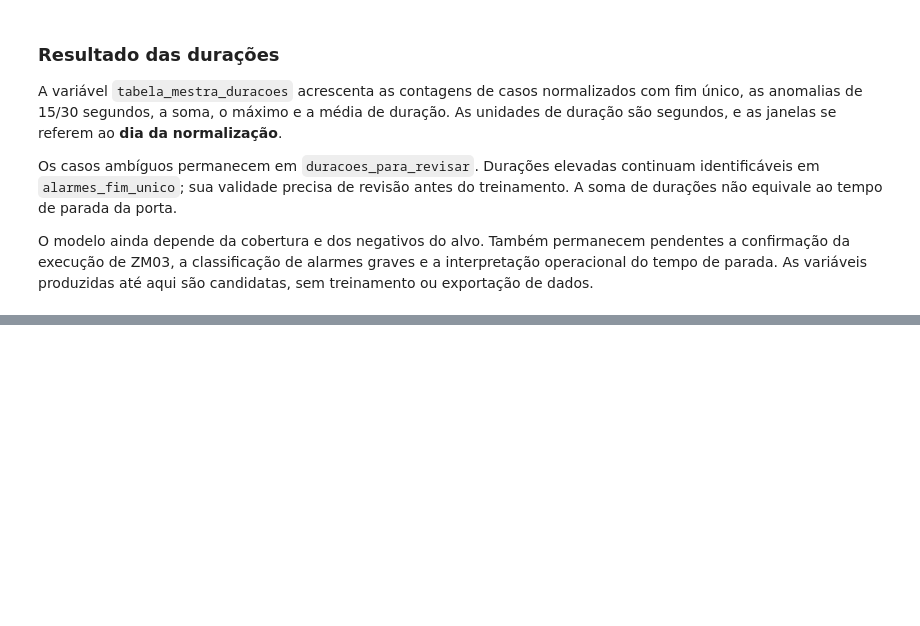
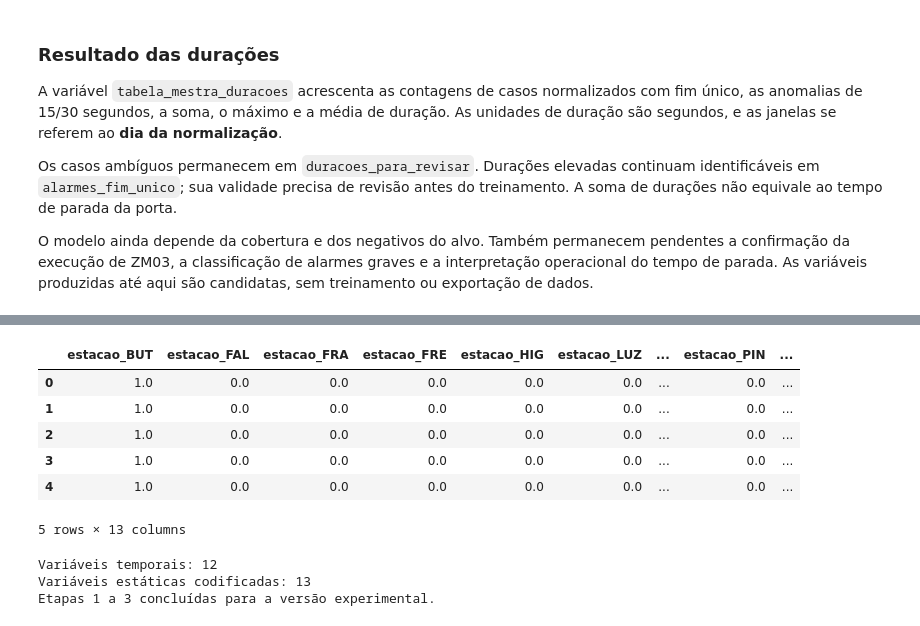
Before and after one commit to joaocardosodias/Lumem, a Jupyter notebook: models/modelo-rnn-1/01-criacao-tabela-mestra.ipynb, the cells around one changed output, grey strips where cells are left out. Saved outputs shown, nothing was run; the diff lists cells and outputs as text; code cells hidden in the pictures; blank space fills up the shorter version.

Commit message:
feat: finaliza a tabela e divide em treino e teste

```diff
--- a/models/modelo-rnn-1/01-criacao-tabela-mestra.ipynb
+++ b/models/modelo-rnn-1/01-criacao-tabela-mestra.ipynb
@@ -2674,0 +2870,17 @@ O modelo ainda depende da cobertura e dos negativos do alvo. Também permanecem
+# %%
+features_numericas = features_alarmes_modelo + [
+    "dias_desde_ultima_zm01", "dias_desde_ultima_zm02",
+]
+features_indicadores = ["sem_historico_zm01", "sem_historico_zm02"]
+features_estaticas = ["estacao", "plataforma"]
+
+decisoes_variaveis = pd.DataFrame([
+    ["Alarmes registrados e FO/LSD", "incluídos", "Contagens por TAG + início; cobertura não confirmada"],
+    ["Históricos ZM01/ZM02", "incluídos", "Dias desde o início da avaria registrada"],
+    ["Durações e anomalias de 15/30 segundos", "excluídas nesta versão", "Associação de normalizações e valores elevados pendentes"],
+    ["Histórico de ZM03 executada", "excluído nesta versão", "Programação não comprova execução"],
+    ["Gravidade dos alarmes", "excluída nesta versão", "Classificação operacional não definida"],
+    ["Tempo de parada", "excluído nesta versão", "Soma de durações de alarmes não equivale a parada"],
+], columns=["grupo", "decisao", "motivo"])
+
+display(decisoes_variaveis)
@@ -2674,0 +3101,49 @@ O modelo ainda depende da cobertura e dos negativos do alvo. Também permanecem
+# %%
+estaticas = base_modelagem[features_estaticas].astype(str)
+codificador_estatico = OneHotEncoder(handle_unknown="ignore", sparse_output=False, dtype="float32")
+codificador_estatico.fit(estaticas.loc[mascara_ajuste_treino])
+
+nomes_estaticas = list(codificador_estatico.get_feature_names_out(features_estaticas))
+dados_estaticos_prontos = pd.DataFrame(
+    codificador_estatico.transform(estaticas),
+    columns=nomes_estaticas,
+    index=base_modelagem.index,
+)
+
+preprocessadores = {
+    "imputador": imputador,
+    "normalizador": normalizador,
+    "codificador_estatico": codificador_estatico,
+}
+
+features_temporais_finais = features_numericas + features_indicadores
+configuracao_modelagem["features_temporais"] = features_temporais_finais
+configuracao_modelagem["features_estaticas_codificadas"] = nomes_estaticas
+
+alvos_por_particao = {}
+for particao, indices in indices_alvo.items():
+    alvos_por_particao[particao] = base_modelagem.loc[indices, "falha_7d"].astype("int8")
+    assert alvos_por_particao[particao].index.equals(indices)
+
+assert dados_temporais_prontos.index.equals(base_modelagem.index)
+assert dados_estaticos_prontos.index.equals(base_modelagem.index)
+assert dados_estaticos_prontos.notna().all().all()
+assert set(indices_alvo["treino"]).isdisjoint(indices_alvo["validacao"])
+assert set(indices_alvo["treino"]).isdisjoint(indices_alvo["teste"])
+assert set(indices_alvo["validacao"]).isdisjoint(indices_alvo["teste"])
+
+display(dados_estaticos_prontos.head())
+print("Variáveis temporais:", len(features_temporais_finais))
+print("Variáveis estáticas codificadas:", len(nomes_estaticas))
+print("Etapas 1 a 3 concluídas para a versão experimental.")
+# %% [output]
+|  | estacao_BUT | estacao_FAL | estacao_FRA | estacao_FRE | estacao_HIG | estacao_LUZ | ... | estacao_PIN | ... |
+| 0 | 1.0 | 0.0 | 0.0 | 0.0 | 0.0 | 0.0 | ... | 0.0 | ... |
+| 1 | 1.0 | 0.0 | 0.0 | 0.0 | 0.0 | 0.0 | ... | 0.0 | ... |
+| 2 | 1.0 | 0.0 | 0.0 | 0.0 | 0.0 | 0.0 | ... | 0.0 | ... |
+| 3 | 1.0 | 0.0 | 0.0 | 0.0 | 0.0 | 0.0 | ... | 0.0 | ... |
+| 4 | 1.0 | 0.0 | 0.0 | 0.0 | 0.0 | 0.0 | ... | 0.0 | ... |
+5 rows × 13 columns
+Variáveis temporais: 12
+Variáveis estáticas codificadas: 13
+Etapas 1 a 3 concluídas para a versão experimental.
```
Also changed, not shown: parts of 18 cells of this notebook.
